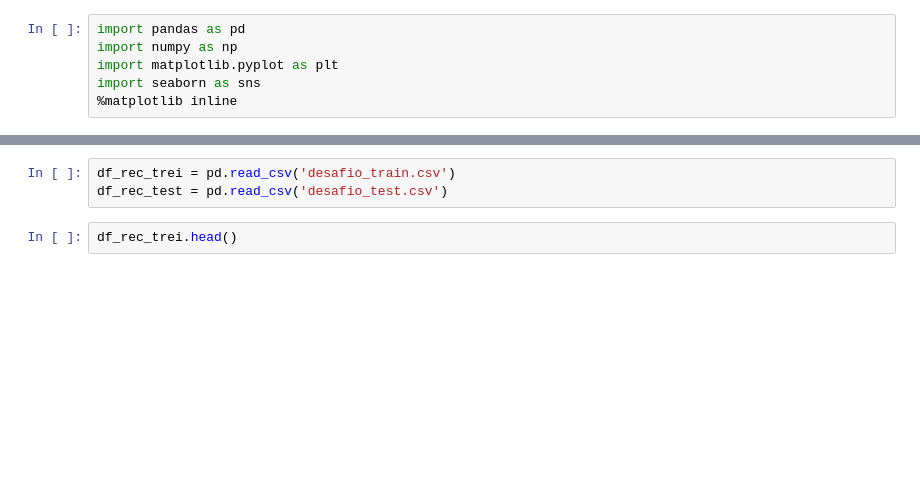
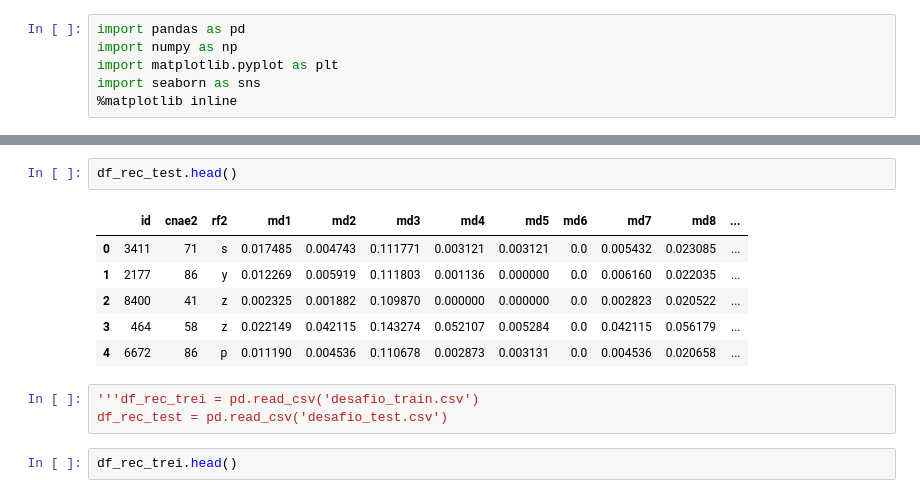
Before and after one commit to jjefferson2006/DSWP_JJ_altera, a Jupyter notebook: Notebooks/desafio_RFB.ipynb, the cells around one changed output, grey strips where cells are left out. Cells and saved outputs as stored; diff of their text form; blank space fills up the shorter version.

```diff
--- a/Notebooks/desafio_RFB.ipynb
+++ b/Notebooks/desafio_RFB.ipynb
@@ -7,5 +22,14 @@ import seaborn as sns
+# %%
+df_rec_test.head()
+# %% [output]
+|  | id | cnae2 | rf2 | md1 | md2 | md3 | md4 | md5 | md6 | md7 | md8 | ... |
+| 0 | 3411 | 71 | s | 0.017485 | 0.004743 | 0.111771 | 0.003121 | 0.003121 | 0.0 | 0.005432 | 0.023085 | ... |
+| 1 | 2177 | 86 | y | 0.012269 | 0.005919 | 0.111803 | 0.001136 | 0.000000 | 0.0 | 0.006160 | 0.022035 | ... |
+| 2 | 8400 | 41 | z | 0.002325 | 0.001882 | 0.109870 | 0.000000 | 0.000000 | 0.0 | 0.002823 | 0.020522 | ... |
+| 3 | 464 | 58 | z | 0.022149 | 0.042115 | 0.143274 | 0.052107 | 0.005284 | 0.0 | 0.042115 | 0.056179 | ... |
+| 4 | 6672 | 86 | p | 0.011190 | 0.004536 | 0.110678 | 0.002873 | 0.003131 | 0.0 | 0.004536 | 0.020658 | ... |
 # %%
-df_rec_trei = pd.read_csv('desafio_train.csv')
+'''df_rec_trei = pd.read_csv('desafio_train.csv')
 df_rec_test = pd.read_csv('desafio_test.csv')
 # %%
 df_rec_trei.head()
```
Also changed, not shown: parts of 3 cells of this notebook.
